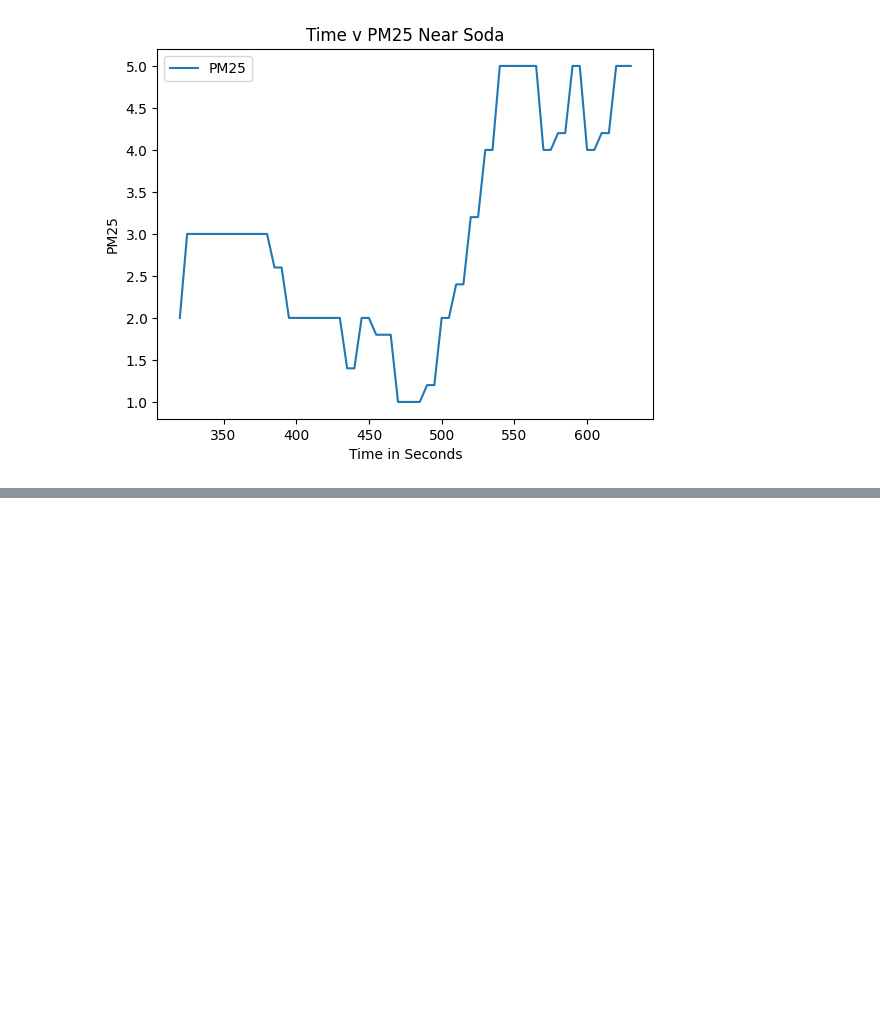
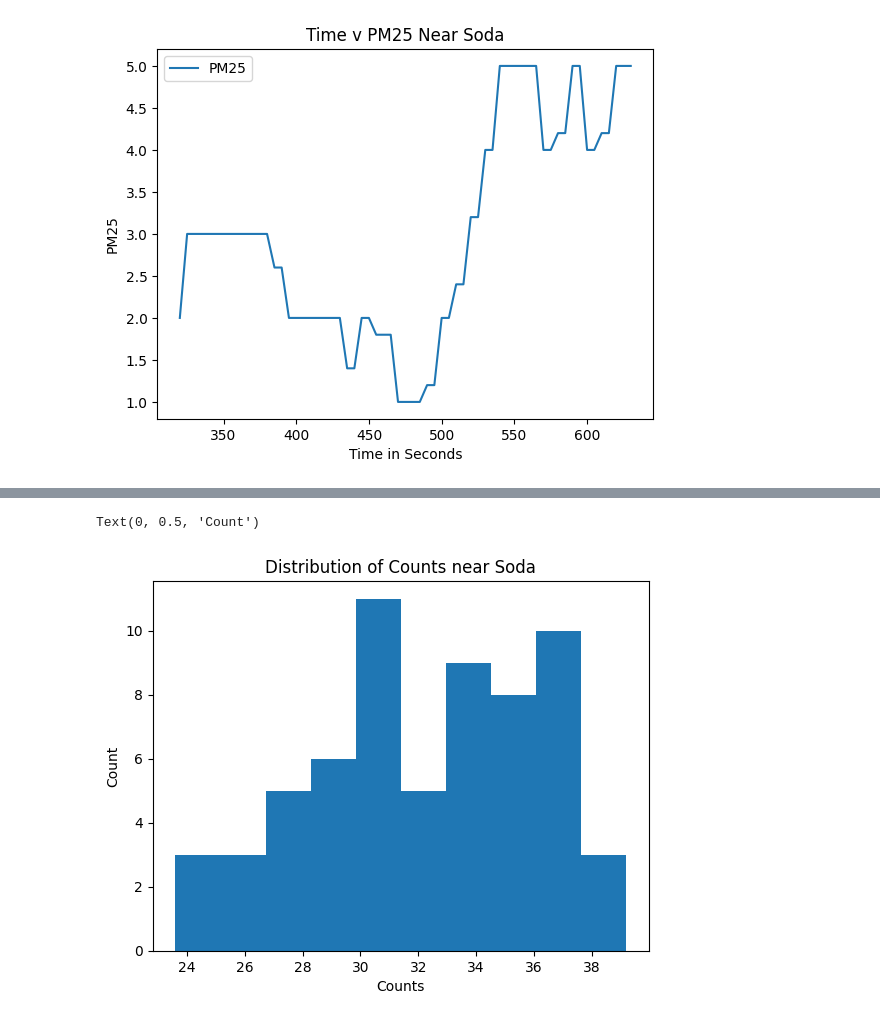
Before and after one commit to Gish-Sky/E11_LabWork, a Jupyter notebook: hw10.ipynb, the cells around one changed output, grey strips where cells are left out. Cells and saved outputs as stored; diff of their text form; code cells hidden in the pictures; blank space fills up the shorter version.

```diff
--- a/hw10.ipynb
+++ b/hw10.ipynb
@@ -131,0 +182,8 @@ Text(0, 0.5, 'PM25')
+# %%
+plt.hist(pt2['counts'])
+plt.title("Distribution of Counts near Soda")
+plt.xlabel("Counts")
+plt.ylabel("Count")
+# %% [output]
+Text(0, 0.5, 'Count')
+[figure, added]
```
Also changed, not shown: parts of 12 cells of this notebook.
